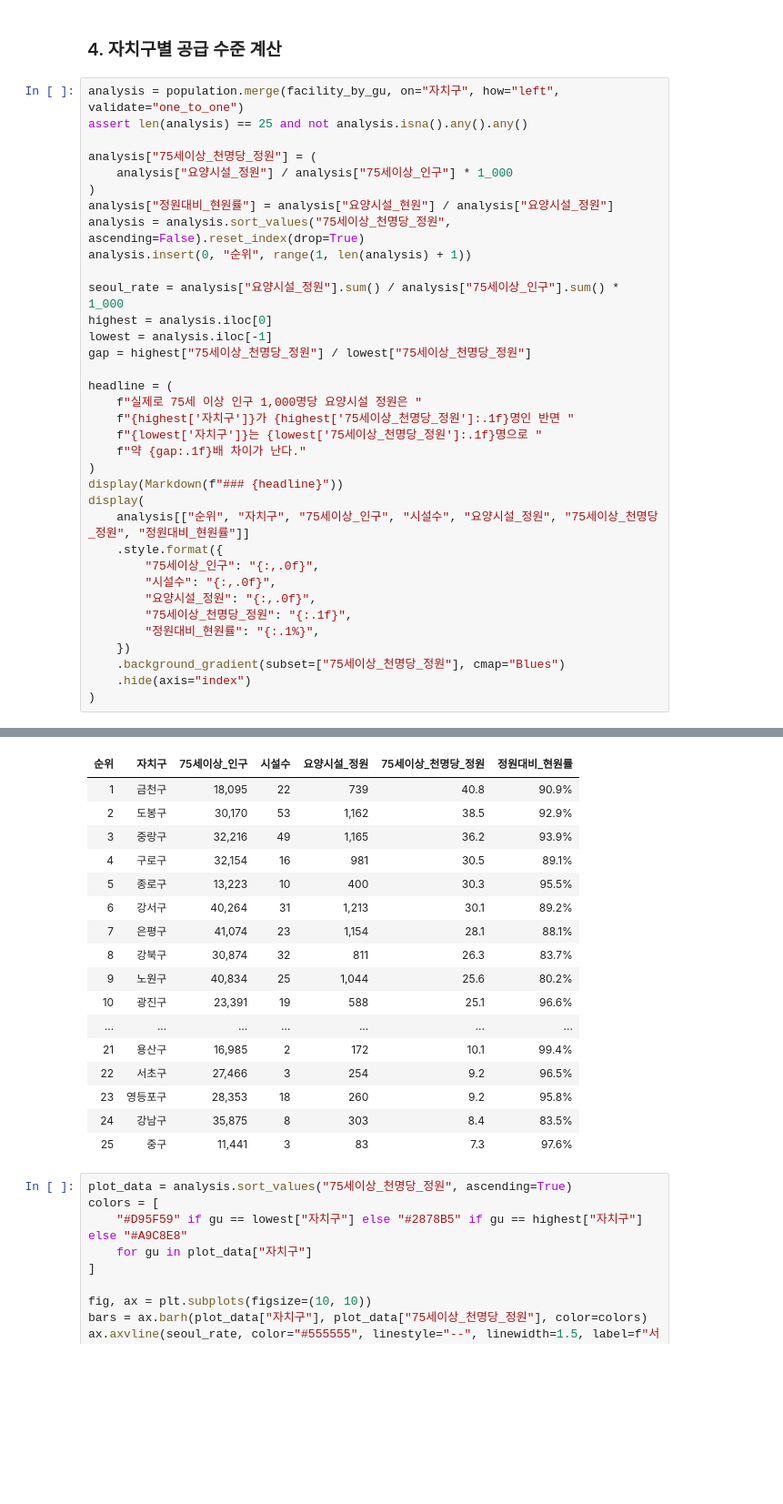
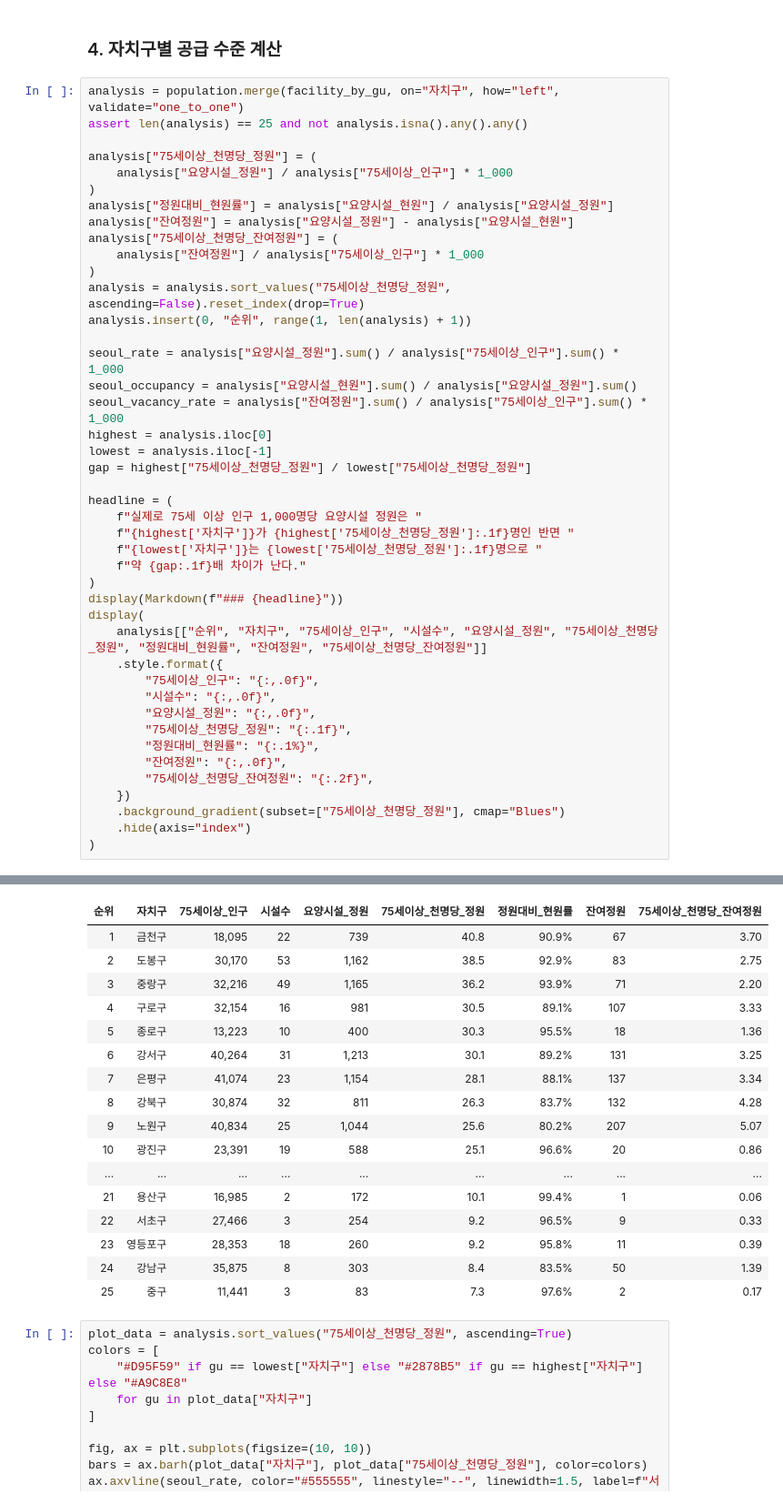
Before and after one commit to SID12g/uos-stat-data, a Jupyter notebook: 서울시 자치구별 75세 이상 인구 대비 요양시설 정원/main.ipynb, the cells around one changed output, grey strips where cells are left out. Shown at 91% size. Saved outputs shown, nothing was run; the diff lists cells and outputs as text; blank space fills up the shorter version.

Commit message:
`서울시 자치구별 75세 이상 인구 대비 요양시설 정원` 가동률 추가

```diff
--- a/서울시 자치구별 75세 이상 인구 대비 요양시설 정원/main.ipynb
+++ b/서울시 자치구별 75세 이상 인구 대비 요양시설 정원/main.ipynb
@@ -153,52 +159,60 @@ analysis["75세이상_천명당_정원"] = (
     analysis["요양시설_정원"] / analysis["75세이상_인구"] * 1_000
 )
 analysis["정원대비_현원률"] = analysis["요양시설_현원"] / analysis["요양시설_정원"]
+analysis["잔여정원"] = analysis["요양시설_정원"] - analysis["요양시설_현원"]
+analysis["75세이상_천명당_잔여정원"] = (
+    analysis["잔여정원"] / analysis["75세이상_인구"] * 1_000
+)
 analysis = analysis.sort_values("75세이상_천명당_정원", ascending=False).reset_index(drop=True)
 analysis.insert(0, "순위", range(1, len(analysis) + 1))
 
 seoul_rate = analysis["요양시설_정원"].sum() / analysis["75세이상_인구"].sum() * 1_000
+seoul_occupancy = analysis["요양시설_현원"].sum() / analysis["요양시설_정원"].sum()
+seoul_vacancy_rate = analysis["잔여정원"].sum() / analysis["75세이상_인구"].sum() * 1_000
 highest = analysis.iloc[0]
 lowest = analysis.iloc[-1]
 gap = highest["75세이상_천명당_정원"] / lowest["75세이상_천명당_정원"]
 
 headline = (
     f"실제로 75세 이상 인구 1,000명당 요양시설 정원은 "
     f"{highest['자치구']}가 {highest['75세이상_천명당_정원']:.1f}명인 반면 "
     f"{lowest['자치구']}는 {lowest['75세이상_천명당_정원']:.1f}명으로 "
     f"약 {gap:.1f}배 차이가 난다."
 )
 display(Markdown(f"### {headline}"))
 display(
-    analysis[["순위", "자치구", "75세이상_인구", "시설수", "요양시설_정원", "75세이상_천명당_정원", "정원대비_현원률"]]
+    analysis[["순위", "자치구", "75세이상_인구", "시설수", "요양시설_정원", "75세이상_천명당_정원", "정원대비_현원률", "잔여정원", "75세이상_천명당_잔여정원"]]
     .style.format({
         "75세이상_인구": "{:,.0f}",
         "시설수": "{:,.0f}",
         "요양시설_정원": "{:,.0f}",
         "75세이상_천명당_정원": "{:.1f}",
         "정원대비_현원률": "{:.1%}",
+        "잔여정원": "{:,.0f}",
+        "75세이상_천명당_잔여정원": "{:.2f}",
     })
     .background_gradient(subset=["75세이상_천명당_정원"], cmap="Blues")
     .hide(axis="index")
 )
 # %% [output]
 ### 실제로 75세 이상 인구 1,000명당 요양시설 정원은 금천구가 40.8명인 반면 중구는 7.3명으로 약 5.6배 차이가 난다.
-| 순위 | 자치구 | 75세이상_인구 | 시설수 | 요양시설_정원 | 75세이상_천명당_정원 | 정원대비_현원률 |
-| 1 | 금천구 | 18,095 | 22 | 739 | 40.8 | 90.9% |
-| 2 | 도봉구 | 30,170 | 53 | 1,162 | 38.5 | 92.9% |
-| 3 | 중랑구 | 32,216 | 49 | 1,165 | 36.2 | 93.9% |
-| 4 | 구로구 | 32,154 | 16 | 981 | 30.5 | 89.1% |
-| 5 | 종로구 | 13,223 | 10 | 400 | 30.3 | 95.5% |
-| 6 | 강서구 | 40,264 | 31 | 1,213 | 30.1 | 89.2% |
-| 7 | 은평구 | 41,074 | 23 | 1,154 | 28.1 | 88.1% |
-| 8 | 강북구 | 30,874 | 32 | 811 | 26.3 | 83.7% |
-| 9 | 노원구 | 40,834 | 25 | 1,044 | 25.6 | 80.2% |
-| 10 | 광진구 | 23,391 | 19 | 588 | 25.1 | 96.6% |
-| ... | ... | ... | ... | ... | ... | ... |
-| 21 | 용산구 | 16,985 | 2 | 172 | 10.1 | 99.4% |
-| 22 | 서초구 | 27,466 | 3 | 254 | 9.2 | 96.5% |
-| 23 | 영등포구 | 28,353 | 18 | 260 | 9.2 | 95.8% |
-| 24 | 강남구 | 35,875 | 8 | 303 | 8.4 | 83.5% |
-| 25 | 중구 | 11,441 | 3 | 83 | 7.3 | 97.6% |
+| 순위 | 자치구 | 75세이상_인구 | 시설수 | 요양시설_정원 | 75세이상_천명당_정원 | 정원대비_현원률 | 잔여정원 | 75세이상_천명당_잔여정원 |
+| 1 | 금천구 | 18,095 | 22 | 739 | 40.8 | 90.9% | 67 | 3.70 |
+| 2 | 도봉구 | 30,170 | 53 | 1,162 | 38.5 | 92.9% | 83 | 2.75 |
+| 3 | 중랑구 | 32,216 | 49 | 1,165 | 36.2 | 93.9% | 71 | 2.20 |
+| 4 | 구로구 | 32,154 | 16 | 981 | 30.5 | 89.1% | 107 | 3.33 |
+| 5 | 종로구 | 13,223 | 10 | 400 | 30.3 | 95.5% | 18 | 1.36 |
+| 6 | 강서구 | 40,264 | 31 | 1,213 | 30.1 | 89.2% | 131 | 3.25 |
+| 7 | 은평구 | 41,074 | 23 | 1,154 | 28.1 | 88.1% | 137 | 3.34 |
+| 8 | 강북구 | 30,874 | 32 | 811 | 26.3 | 83.7% | 132 | 4.28 |
+| 9 | 노원구 | 40,834 | 25 | 1,044 | 25.6 | 80.2% | 207 | 5.07 |
+| 10 | 광진구 | 23,391 | 19 | 588 | 25.1 | 96.6% | 20 | 0.86 |
+| ... | ... | ... | ... | ... | ... | ... | ... | ... |
+| 21 | 용산구 | 16,985 | 2 | 172 | 10.1 | 99.4% | 1 | 0.06 |
+| 22 | 서초구 | 27,466 | 3 | 254 | 9.2 | 96.5% | 9 | 0.33 |
+| 23 | 영등포구 | 28,353 | 18 | 260 | 9.2 | 95.8% | 11 | 0.39 |
+| 24 | 강남구 | 35,875 | 8 | 303 | 8.4 | 83.5% | 50 | 1.39 |
+| 25 | 중구 | 11,441 | 3 | 83 | 7.3 | 97.6% | 2 | 0.17 |
 # %%
 plot_data = analysis.sort_values("75세이상_천명당_정원", ascending=True)
 colors = [
```
Also changed, not shown: parts of 10 cells of this notebook, 9 other files.
